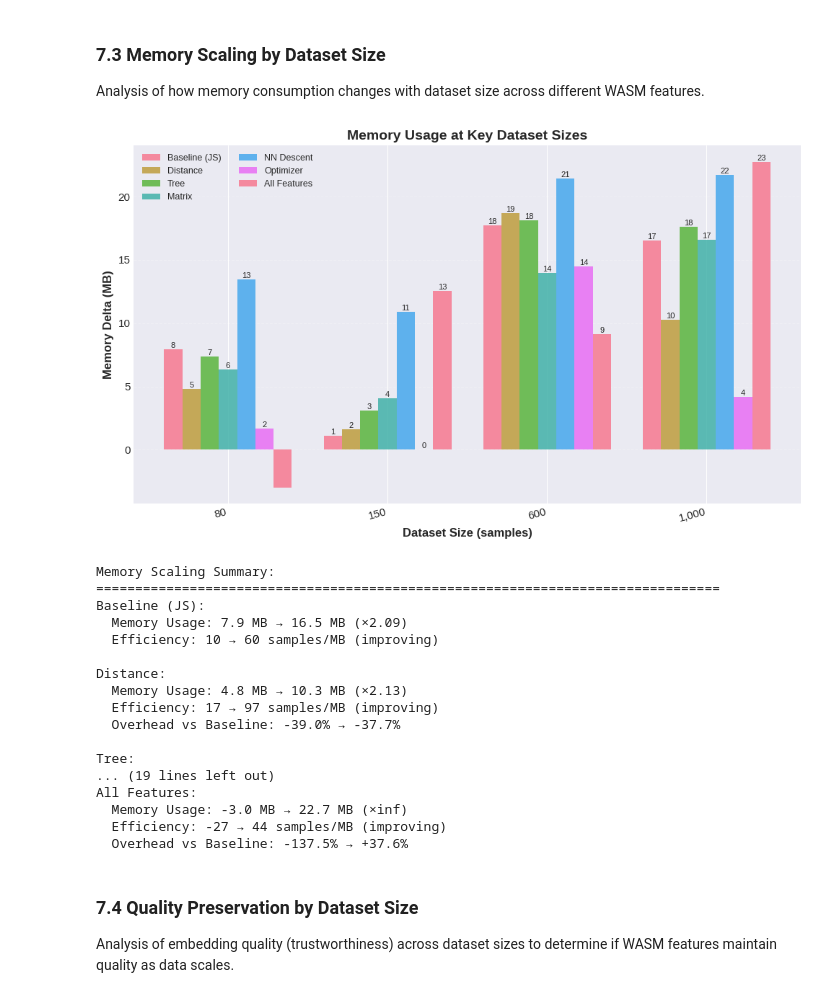
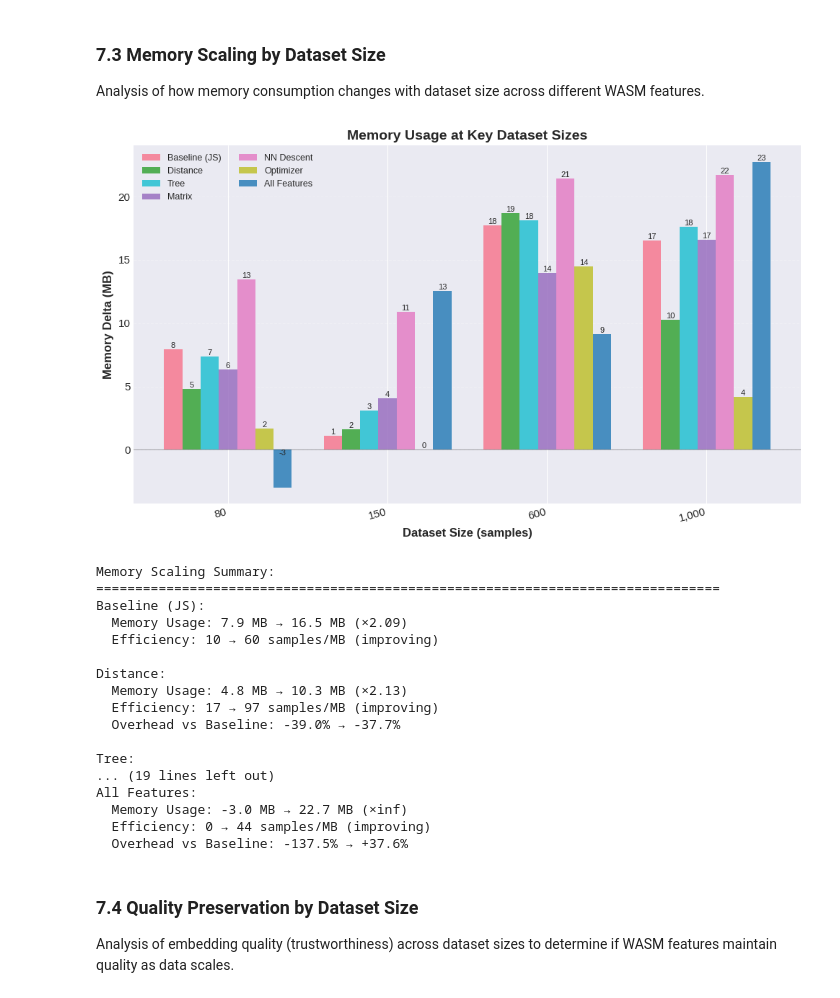
Before and after one commit to elarsaks/umap-bench, a Jupyter notebook: bench/analysis/analysis.ipynb, the cells around one changed output. Cells and saved outputs as stored; diff of their text form; code cells hidden in the pictures.

Commit message:
Fix memory chart.

```diff
--- a/bench/analysis/analysis.ipynb
+++ b/bench/analysis/analysis.ipynb
@@ -1804,14 +1804,18 @@ if 'memory_delta_mb' in df_analysis:
 
         offset = (i - len(feature_order)/2) * width + width/2
         bars = ax.bar(x_pos + offset, mem_values, width,
-                      label=feature, alpha=0.8)
+                      label=feature, alpha=0.8,
+                      color=feature_colors.get(feature, f'C{i}'))
 
         # Add value labels on bars
         for j, (bar, val) in enumerate(zip(bars, mem_values)):
-            if val > 0:
+            if val != 0:  # Show labels for both positive and negative values
                 height = bar.get_height()
-                ax.text(bar.get_x() + bar.get_width()/2., height,
-                       f'{val:.0f}', ha='center', va='bottom',
+                # Position label above for positive, below for negative
+                va = 'bottom' if val > 0 else 'top'
+                y_pos = height if val > 0 else 0
+                ax.text(bar.get_x() + bar.get_width()/2., y_pos,
+                       f'{val:.0f}', ha='center', va=va,
                        fontsize=8, rotation=0)
 
     ax.set_xlabel('Dataset Size (samples)', fontsize=12, fontweight='bold')
@@ -1821,6 +1825,7 @@ if 'memory_delta_mb' in df_analysis:
     ax.set_xticklabels([f'{size:,}' for size in key_sizes], rotation=15, ha='right')
     ax.legend(fontsize=9, loc='upper left', ncol=2)
     ax.grid(axis='y', alpha=0.3, linestyle='--')
+    ax.axhline(y=0, color='black', linestyle='-', linewidth=0.8, alpha=0.3)
 
     plt.tight_layout()
     plt.savefig('../outputs/figures/memory_scaling_by_size.png', bbox_inches='tight', dpi=200)
@@ -1833,36 +1838,36 @@ if 'memory_delta_mb' in df_analysis:
     for feature in feature_order:
         feature_data = df_analysis[df_analysis['feature_name'] == feature]
         if len(feature_data) == 0:
             continue
         size_memory = feature_data.groupby('dataset_size')['memory_delta_mb'].median().sort_index()
         if len(size_memory) >= 2:
             mem_min = size_memory.iloc[0]
             mem_max = size_memory.iloc[-1]
             mem_ratio = mem_max / mem_min if mem_min > 0 else float('inf')
 
             # Calculate efficiency metrics
-            eff_min = size_memory.index[0] / mem_min
-            eff_max = size_memory.index[-1] / mem_max
+            eff_min = size_memory.index[0] / mem_min if mem_min > 0 else 0
+            eff_max = size_memory.index[-1] / mem_max if mem_max > 0 else 0
             eff_trend = "improving" if eff_max > eff_min else "degrading"
 
             print(f"{feature}:")
             print(f"  Memory Usage: {mem_min:.1f} MB → {mem_max:.1f} MB (×{mem_ratio:.2f})")
             print(f"  Efficiency: {eff_min:.0f} → {eff_max:.0f} samples/MB ({eff_trend})")
 
             # Compare to baseline
             if feature != baseline_label and len(baseline_memory_series) > 0:
                 common_sizes = baseline_memory_series.index.intersection(size_memory.index)
                 if len(common_sizes) >= 2:
                     overhead_small = ((size_memory.loc[common_sizes[0]] - baseline_memory_series.loc[common_sizes[0]])
                                      / baseline_memory_series.loc[common_sizes[0]]) * 100
                     overhead_large = ((size_memory.loc[common_sizes[-1]] - baseline_memory_series.loc[common_sizes[-1]])
                                      / baseline_memory_series.loc[common_sizes[-1]]) * 100
                     print(f"  Overhead vs Baseline: {overhead_small:+.1f}% → {overhead_large:+.1f}%")
             print()
 else:
     print("Memory delta data not available in dataset.")
 # %% [output]
-[figure, old version]
+[figure, new version]
 Memory Scaling Summary:
 ================================================================================
 Baseline (JS):
@@ -1878,7 +1883,7 @@ Tree:
 ... (19 lines left out)
 All Features:
   Memory Usage: -3.0 MB → 22.7 MB (×inf)
-  Efficiency: -27 → 44 samples/MB (improving)
+  Efficiency: 0 → 44 samples/MB (improving)
   Overhead vs Baseline: -137.5% → +37.6%
 # %% [markdown]
 ### 7.4 Quality Preservation by Dataset Size
```
Also changed, not shown: 1 other file.
